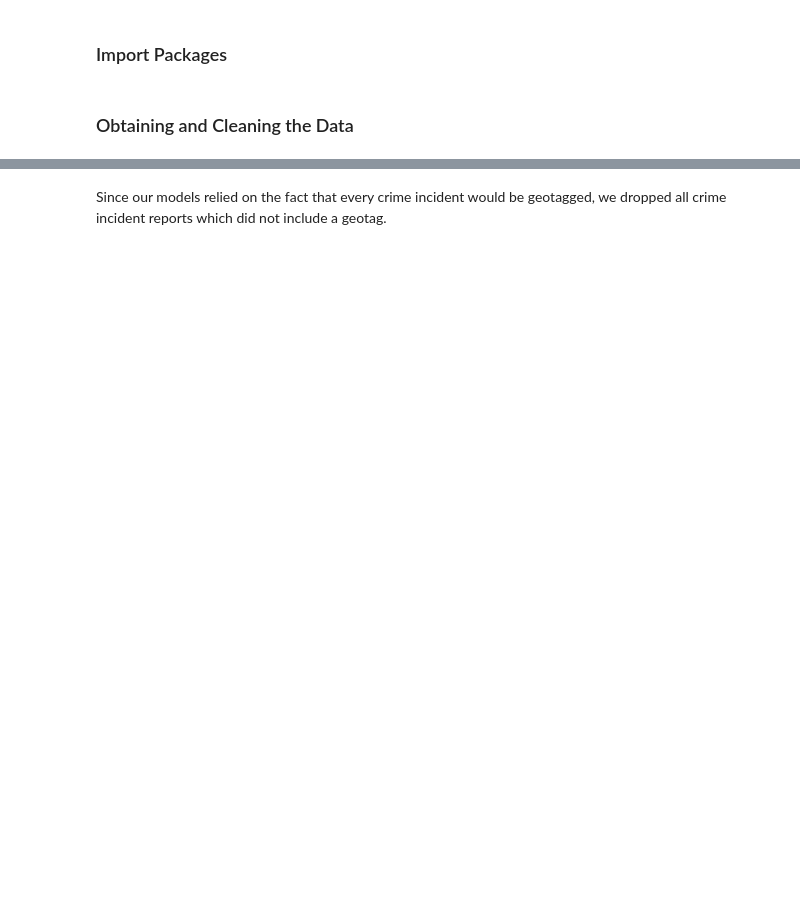
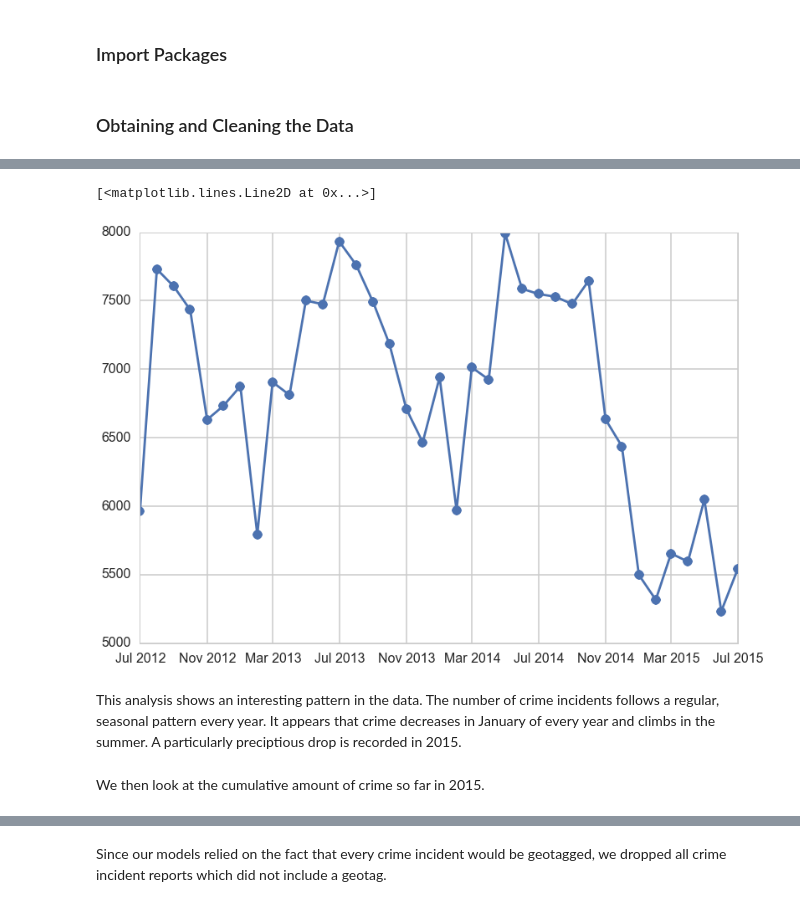
Before and after one commit to carlf312/109-Final-Project, a Jupyter notebook: Static Data.ipynb, the cells around one changed output, grey strips where cells are left out. Cells and saved outputs as stored; diff of their text form; code cells hidden in the pictures; blank space fills up the shorter version.

```diff
--- a/Static Data.ipynb
+++ b/Static Data.ipynb
@@ -32,0 +104,32 @@ dftouse=pd.read_csv("JRcleaningcontinued.csv")
+# %%
+all_years = []
+all_years = month_crimes('2012')[6:] + month_crimes('2013') + month_crimes('2014') + month_crimes('2015')[:7]
+# %%
+def generate_datetime_month(startendtuple):
+    datetimes = []
+    start, end = startendtuple
+    startmonth, startyear = start
+    endmonth, endyear = end
+    for year in range(startyear,endyear+1):
+        if year == startyear:
+            for month in range(startmonth,13):
+                datetimes.append(datetime.datetime(year,month,1))
+        elif year == endyear:
+            for month in range(1,endmonth+1):
+                datetimes.append(datetime.datetime(year,month,1))
+        else:
+            for month in range(1,13):
+                datetimes.append(datetime.datetime(year,month,1))
+
+    return datetimes
+# %%
+datetime_months = generate_datetime_month(((7,2012),(7,2015)))
+# %%
+plt.plot(datetime_months, all_years, "-o")
+# %% [output]
+[<matplotlib.lines.Line2D at 0x...>]
+[figure, added]
+# %% [markdown]
+This analysis shows an interesting pattern in the data. The number of crime incidents follows a regular, seasonal pattern every year. It appears that crime decreases in January of every year and climbs in the summer. A particularly preciptious drop is recorded in 2015.
+# %% [markdown]
+We then look at the cumulative amount of crime so far in 2015.
```
Also changed, not shown: parts of 36 cells of this notebook, 3 other files.
